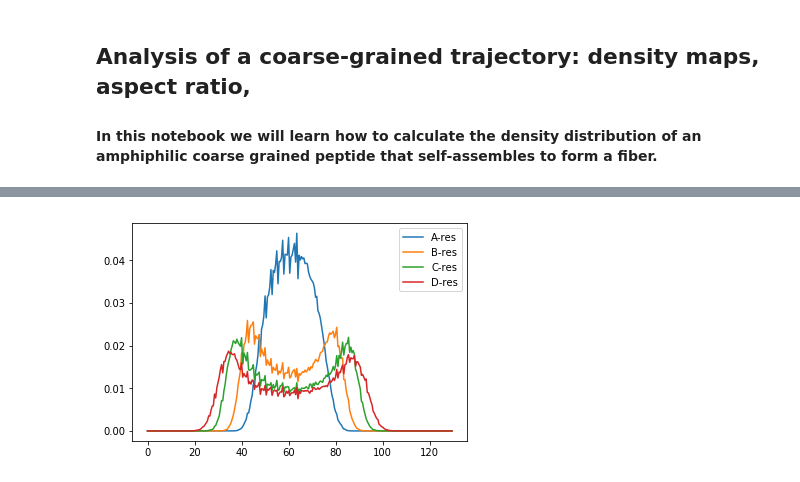
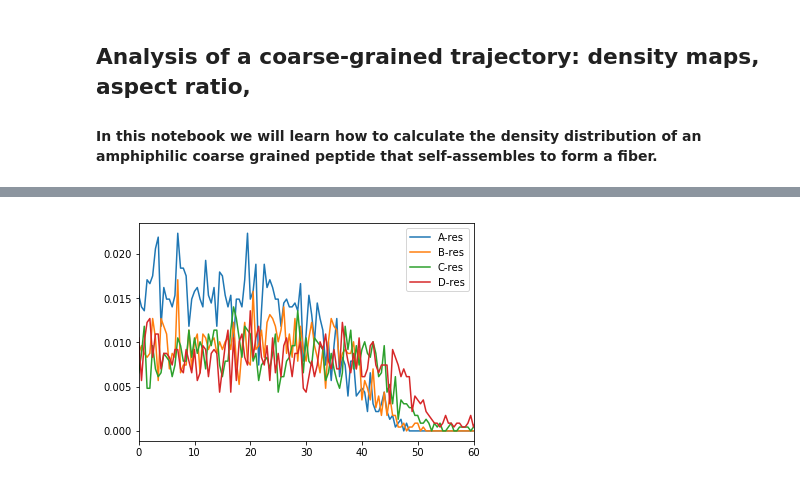
Before and after one commit to MDAnalysis/WorkshopHackathon2018, a Jupyter notebook: 04_Tutorial2/CG_fiber_tutorial.ipynb, the cells around one changed output, grey strips where cells are left out. Saved outputs shown, nothing was run; the diff lists cells and outputs as text; code cells hidden in the pictures.

```diff
--- a/04_Tutorial2/CG_fiber_tutorial.ipynb
+++ b/04_Tutorial2/CG_fiber_tutorial.ipynb
@@ -17,5 +20,5 @@ from MDAnalysis.lib.mdamath import make_whole
 # %%
-u = mda.Universe('CG_trj/126chains.psf', 'CG_trj/126chains_whole.dcd')
+u = mda.Universe('126chains.psf', '126chains.dcd')
 # %%
 poly = u.atoms.select_atoms('not name W and not name CL and not name NA')
 # %%
@@ -52,12 +65,28 @@ Wdens_xy = 0.5*(Wdens.results['x']['pos']+ Wdens.results['y']['pos'])
 # %%
+Wdens = LinearDensity(w, binsize=0.5, start=5, stop=10)
+Wdens.run()
+Adens = LinearDensity(AAA, binsize=0.5, start=5, stop=10)
+Adens.run()
+Bdens = LinearDensity(BBB, binsize=0.5, start=5, stop=10)
+Bdens.run()
+Cdens = LinearDensity(CCC, binsize=0.5, start=5, stop=10)
+Cdens.run()
+Ddens = LinearDensity(DDD, binsize=0.5, start=5, stop=10)
+Ddens.run()
+Adens_xy = 0.5*(Adens.results['x']['pos']+ Adens.results['y']['pos'])
+Bdens_xy = 0.5*(Bdens.results['x']['pos']+ Bdens.results['y']['pos'])
+Cdens_xy = 0.5*(Cdens.results['x']['pos']+ Cdens.results['y']['pos'])
+Ddens_xy = 0.5*(Ddens.results['x']['pos']+ Ddens.results['y']['pos'])
+Wdens_xy = 0.5*(Wdens.results['x']['pos']+ Wdens.results['y']['pos'])
 x=np.arange(0,AAA.dimensions[1], 0.5)
 fig, ax = plt.subplots()
 ax.plot(x, Adens_xy, label='A-res')
 ax.plot(x, Bdens_xy, label='B-res')
 ax.plot(x, Cdens_xy, label='C-res')
 ax.plot(x, Ddens_xy, label='D-res')
 #ax.plot(x, Wdens_xy, label='water')
 plt.legend()
+plt.xlim([0,60])
 plt.show()
 # %% [output]
-[figure, old version]
+[figure, new version]
```
Also changed, not shown: parts of 12 cells of this notebook.
